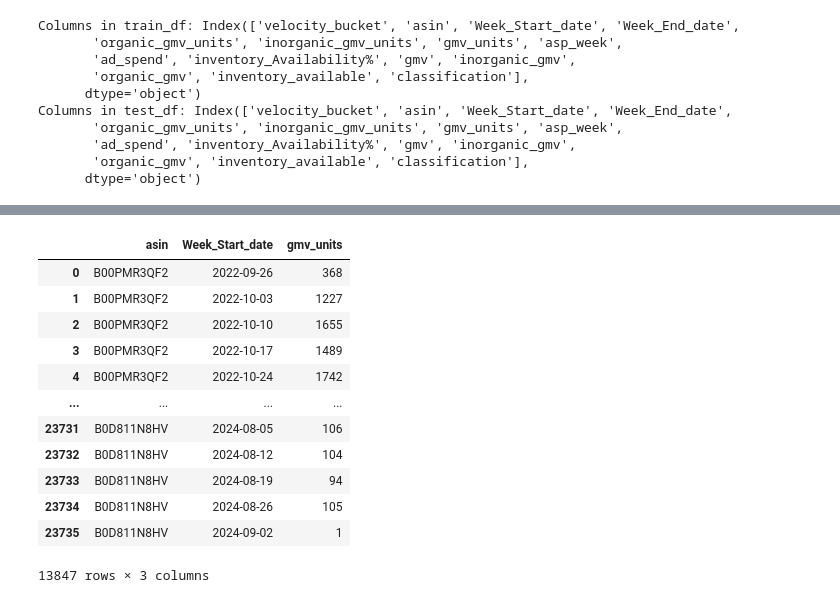
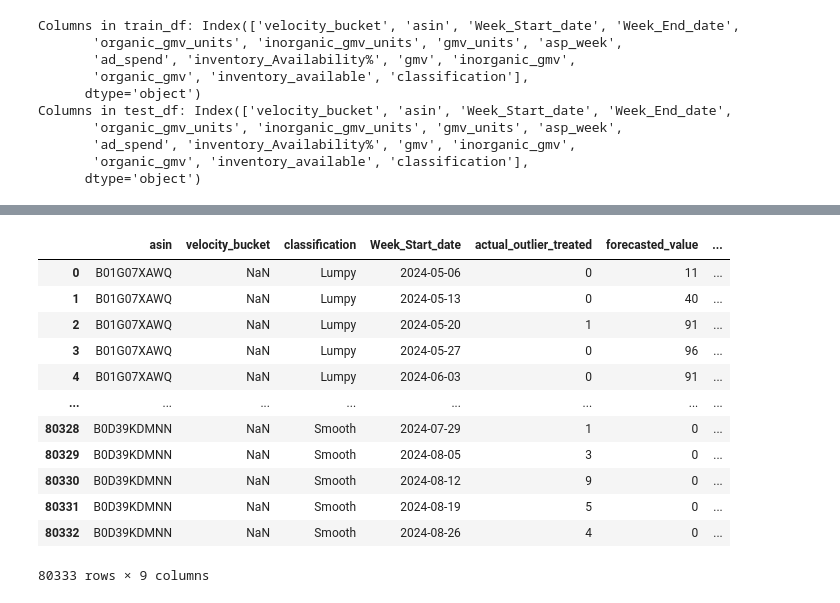
Before and after one commit to poovesh-mensa/poovesh_DA, a Jupyter notebook: SF_TS_Prophet_v2.ipynb, the cells around one changed output, grey strips where cells are left out. Drawn from its saved outputs; the diff is of its cells as text; code cells hidden in the pictures.

```diff
--- a/SF_TS_Prophet_v2.ipynb
+++ b/SF_TS_Prophet_v2.ipynb
@@ -41,10 +106,9 @@ from sklearn.metrics import mean_absolute_percentage_error
 #Load the data
 
 # Define the file paths
-file_path_1 = r"C:\Users\Poovesh Kumar M\Downloads\Planning\1_Data\3_Sep_05_09_2024\majestic pure_Amazon_com_weekly_data.csv"
-file_path_2 = r"C:\Users\Poovesh Kumar M\Downloads\Planning\1_Data\3_Sep_05_09_2024\ASIN_classification_weekly.csv"
-# file_path_3 = r"C:\Users\Poovesh Kumar M\Downloads\Planning\1_Data\3_Sep_05_09_2024\file3.csv"
-# file_path_4 = r"C:\Users\Poovesh Kumar M\Downloads\Planning\1_Data\3_Sep_05_09_2024\file4.csv"
+file_path_1 = r"C:\Users\Poovesh Kumar M\Downloads\Planning\B1 katchon\0_Data\katchon_Amazon_com_weekly_data.csv"
+file_path_2 = r"C:\Users\Poovesh Kumar M\Downloads\Planning\B1 katchon\0_Data\KA_US_ASIN_classification_weekly.csv"
+
 
 # Read the CSV files into DataFrames
 df_base1 = pd.read_csv(file_path_1)
@@ -79,7 +122,7 @@ df_base = pd.merge(df_base1, df_asin_class1, on ='asin')
 
 df_weekly = df_base
 
-df_weekly.to_csv('C:/Users/Poovesh Kumar M/Downloads/Planning/df_weekly_base.csv', index=False)
+# df_weekly.to_csv('C:/Users/Poovesh Kumar M/Downloads/Planning/B3 MP/2 CA/df_weekly_base.csv', index=False)
 
 # Convert 'Week_Start_date' to datetime format
 df_weekly['Week_Start_date'] = pd.to_datetime(df_weekly['Week_Start_date'])
@@ -88,7 +131,7 @@ df_weekly['Week_Start_date'] = pd.to_datetime(df_weekly['Week_Start_date'])
 df_weekly['asp_week'] = df_weekly['asp_week'].fillna(0)
 
 # Filter df_weekly to only include rows where 'classification' is 'Smooth' or 'Intermittent'
-df_weekly = df_weekly[df_weekly['classification'].isin(['Smooth', 'Intermittent'])]
+# df_weekly = df_weekly[df_weekly['classification'].isin(['Smooth', 'Intermittent'])]
 # %%
 df_weekly
 # %% [output]
@@ -382,9 +280,18 @@ for asin in train_df['asin'].unique():
     X_train_fb2[asin]['y'] = X_train_fb2[asin]['y'].astype(float)
 
     # Initialize the Prophet model
-    model = Prophet(changepoint_prior_scale=0.03)
+    #model = Prophet(changepoint_prior_scale=0.03)
+    #model = Prophet()
+    # Prophet(interval_width=0.95, yearly_seasonality='auto', weekly_seasonality='auto',changepoint_prior_scale=0.03)
 
-    # Prophet(interval_width=0.95, yearly_seasonality='auto', weekly_seasonality='auto',changepoint_prior_scale=0.03)
+    model = Prophet(
+
+                yearly_seasonality=True,
+                weekly_seasonality=False,
+                changepoint_range=1.0,
+                # changepoint_prior_scale = 0.000001 #This need to be tuned
+               )
+
 
     # Add exogenous variables as regressors with standardization
     for var in exogenous_vars:
@@ -394,7 +301,7 @@ for asin in train_df['asin'].unique():
     try:
         model.fit(X_train_fb2[asin])
     except ValueError as e:
-        print(f"Error fitting model for ASIN {asin}: {e}")
+#         print(f"Error fitting model for ASIN {asin}: {e}")
         continue
 
     # Prepare the test data for Prophet
@@ -475,6 +343,9 @@ X_test_fb2
 # Storing Results in a DataFrame and Calculating Metrics:
 
 df_weekly1 = df_weekly[['asin', 'Week_Start_date','gmv_units']]
+
+#Forcast results: setting any negative values to zero
+df_results['forecasted_value'] = df_results['forecasted_value'].apply(lambda x: max(0, x))
 
 df_results1 =  pd.merge(df_results, df_weekly1, left_on=['asin', 'Week_Start_date'],
                      right_on=['asin', 'Week_Start_date'])
@@ -503,7 +374,7 @@ print("\nWAPE for each forecast date:")
 print(wape_per_date)
 
 # Save the forecast results to a CSV file
-wape_per_date.to_csv('C:/Users/Poovesh Kumar M/Downloads/Planning/Weekly_WAPE_GMV_units.csv', index=False)
+# wape_per_date.to_csv('C:/Users/Poovesh Kumar M/Downloads/Planning/Weekly_WAPE_GMV_units.csv', index=False)
 
 
 # Calculate WAPE for each date and velocity bucket
@@ -516,7 +387,7 @@ print("\nWAPE for each forecast date x velocity buckets:")
 print(wape_per_date_bucket)
 
 # Save the forecast results to a CSV file
-wape_per_date_bucket.to_csv('C:/Users/Poovesh Kumar M/Downloads/Planning/Weekly_WAPE_Velocity_buckets_GMV_units.csv', index=False)
+# wape_per_date_bucket.to_csv('C:/Users/Poovesh Kumar M/Downloads/Planning/Weekly_WAPE_Velocity_buckets_GMV_units.csv', index=False)
 
 
 # Calculate WAPE : week x class
@@ -529,7 +400,7 @@ print("\nWAPE for each asin x class:")
 print(wape_per_date_bucket)
 
 # Save the forecast results to a CSV file
-wape_per_date_asin_class.to_csv('C:/Users/Poovesh Kumar M/Downloads/Planning/Weekly_ASIN_CLASS_WAPE_buckets_GMV_units.csv', index=False)
+# wape_per_date_asin_class.to_csv('C:/Users/Poovesh Kumar M/Downloads/Planning/Weekly_ASIN_CLASS_WAPE_buckets_GMV_units.csv', index=False)
 
 
 # Calculate WAPE for asin :
@@ -542,5 +413,5 @@ print("\nWAPE for each asin:")
 print(wape_per_date_bucket)
 
 # Save the forecast results to a CSV file
-wape_per_asin.to_csv('C:/Users/Poovesh Kumar M/Downloads/Planning/Weekly_ASIN_WAPE_GMV_units.csv', index=False)
+# wape_per_asin.to_csv('C:/Users/Poovesh Kumar M/Downloads/Planning/B3 MP/2 CA/MP_CA_Weekly_ASIN_WAPE_GMV_units.csv', index=False)
 # %% [output]
@@ -564,19 +444,20 @@ WAPE for each forecast date:
 # %%
-df_weekly1
+# df_weekly
+df_results2
 # %% [output]
-|  | asin | Week_Start_date | gmv_units |
-| 0 | B00PMR3QF2 | 2022-09-26 | 368 |
-| 1 | B00PMR3QF2 | 2022-10-03 | 1227 |
-| 2 | B00PMR3QF2 | 2022-10-10 | 1655 |
-| 3 | B00PMR3QF2 | 2022-10-17 | 1489 |
-| 4 | B00PMR3QF2 | 2022-10-24 | 1742 |
-| ... | ... | ... | ... |
-| 23731 | B0D811N8HV | 2024-08-05 | 106 |
-| 23732 | B0D811N8HV | 2024-08-12 | 104 |
-| 23733 | B0D811N8HV | 2024-08-19 | 94 |
-| 23734 | B0D811N8HV | 2024-08-26 | 105 |
-| 23735 | B0D811N8HV | 2024-09-02 | 1 |
+|  | asin | velocity_bucket | classification | Week_Start_date | actual_outlier_treated | forecasted_value | ... |
+| 0 | B01G07XAWQ | NaN | Lumpy | 2024-05-06 | 0 | 11 | ... |
+| 1 | B01G07XAWQ | NaN | Lumpy | 2024-05-13 | 0 | 40 | ... |
+| 2 | B01G07XAWQ | NaN | Lumpy | 2024-05-20 | 1 | 91 | ... |
+| 3 | B01G07XAWQ | NaN | Lumpy | 2024-05-27 | 0 | 96 | ... |
+| 4 | B01G07XAWQ | NaN | Lumpy | 2024-06-03 | 0 | 91 | ... |
+| ... | ... | ... | ... | ... | ... | ... | ... |
+| 80328 | B0D39KDMNN | NaN | Smooth | 2024-07-29 | 1 | 0 | ... |
+| 80329 | B0D39KDMNN | NaN | Smooth | 2024-08-05 | 3 | 0 | ... |
+| 80330 | B0D39KDMNN | NaN | Smooth | 2024-08-12 | 9 | 0 | ... |
+| 80331 | B0D39KDMNN | NaN | Smooth | 2024-08-19 | 5 | 0 | ... |
+| 80332 | B0D39KDMNN | NaN | Smooth | 2024-08-26 | 4 | 0 | ... |
-13847 rows × 3 columns
+80333 rows × 9 columns
 # %%
 # Result Dataframe: GMV units
 
```
Also changed, not shown: parts of 45 cells of this notebook, 3 other files.
